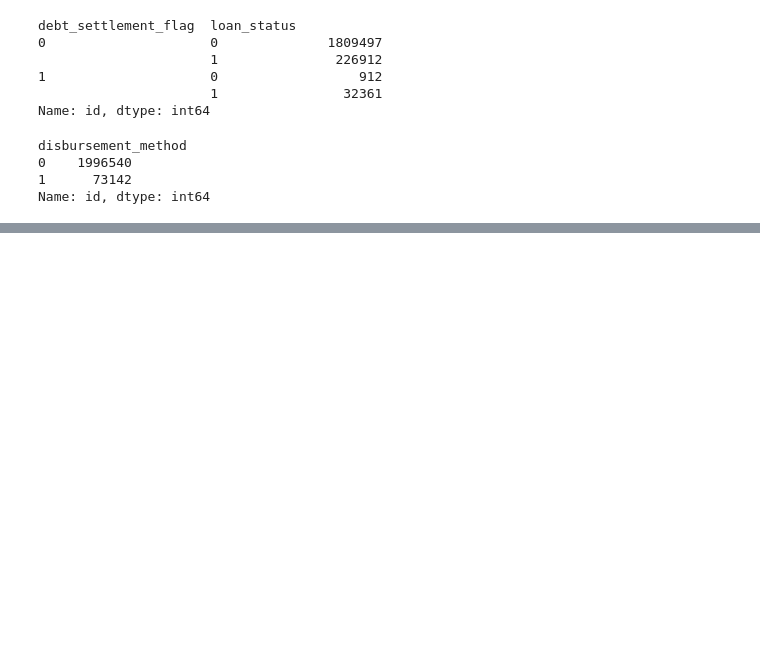
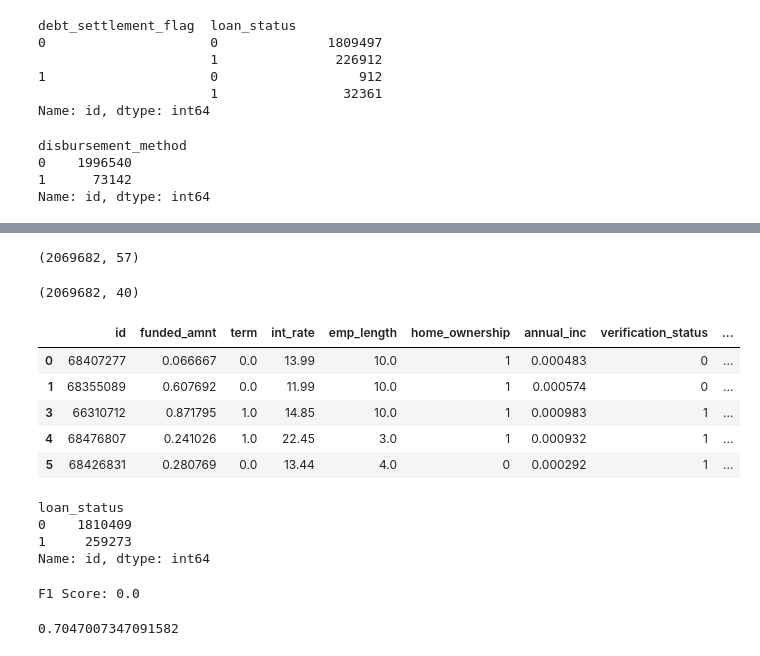
Before and after one commit to vdasari2/Loan-Default-Prediction-, a Jupyter notebook: LendingClub.ipynb, the cells around one changed output, grey strips where cells are left out. Cells and saved outputs as stored; diff of their text form; code cells hidden in the pictures; blank space fills up the shorter version.

```diff
--- a/LendingClub.ipynb
+++ b/LendingClub.ipynb
@@ -987,0 +1024,4 @@ data_numerical = data_numerical.drop(['percent_bc_gt_75','pct_tl_nvr_dlq','num_t
+# %%
+data_numerical_v1.shape
+# %% [output]
+(2069682, 57)
@@ -987,0 +1032,20 @@ data_numerical = data_numerical.drop(['percent_bc_gt_75','pct_tl_nvr_dlq','num_t
+# %%
+data_numerical_v1.shape
+# %% [output]
+(2069682, 40)
+# %%
+data_numerical_v1.head()
+# %% [output]
+|  | id | funded_amnt | term | int_rate | emp_length | home_ownership | annual_inc | verification_status | ... |
+| 0 | 68407277 | 0.066667 | 0.0 | 13.99 | 10.0 | 1 | 0.000483 | 0 | ... |
+| 1 | 68355089 | 0.607692 | 0.0 | 11.99 | 10.0 | 1 | 0.000574 | 0 | ... |
+| 3 | 66310712 | 0.871795 | 1.0 | 14.85 | 10.0 | 1 | 0.000983 | 1 | ... |
+| 4 | 68476807 | 0.241026 | 1.0 | 22.45 | 3.0 | 1 | 0.000932 | 1 | ... |
+| 5 | 68426831 | 0.280769 | 0.0 | 13.44 | 4.0 | 0 | 0.000292 | 1 | ... |
+# %%
+data_numerical_v1.groupby(by='loan_status')['id'].count()
+# %% [output]
+loan_status
+0    1810409
+1     259273
+Name: id, dtype: int64
@@ -987,0 +1054,37 @@ data_numerical = data_numerical.drop(['percent_bc_gt_75','pct_tl_nvr_dlq','num_t
+# %%
+import pandas as pd
+import xgboost as xgb
+from sklearn.model_selection import train_test_split
+from sklearn.ensemble import RandomForestClassifier
+from sklearn.metrics import f1_score
+from sklearn.linear_model import LogisticRegression
+
+# Assuming df is your DataFrame
+# Split the data into features (X) and target variable (y)
+X = data_numerical_v1.drop(['loan_status','mo_sin_old_rev_tl_op','mo_sin_rcnt_rev_tl_op'],axis=1) # Features
+column_to_exclude = 'loan_status'
+y = data_numerical_v1['loan_status'] # Target variable
+
+# Split the data into training and testing sets
+X_train, X_test, y_train, y_test = train_test_split(X, y, test_size=0.33, random_state=42)
+
+model = LogisticRegression(max_iter=1000)
+model.fit(X_train, y_train)
+
+# Make predictions on the test set
+y_pred = model.predict(X_test)
+
+# Calculate F1 score
+f1 = f1_score(y_test, y_pred)
+
+print("F1 Score:", f1)
+# %% [output]
+F1 Score: 0.0
+# %%
+from sklearn.metrics import accuracy_score,confusion_matrix,precision_score,recall_score
+# accuracy_score(y_test, y_pred)
+# confusion_matrix(y_test, y_pred)
+# precision_score(y_test, y_pred)
+recall_score(y_test, y_pred)
+# %% [output]
+0.7047007347091582
```
Also changed, not shown: parts of 56 cells of this notebook.
